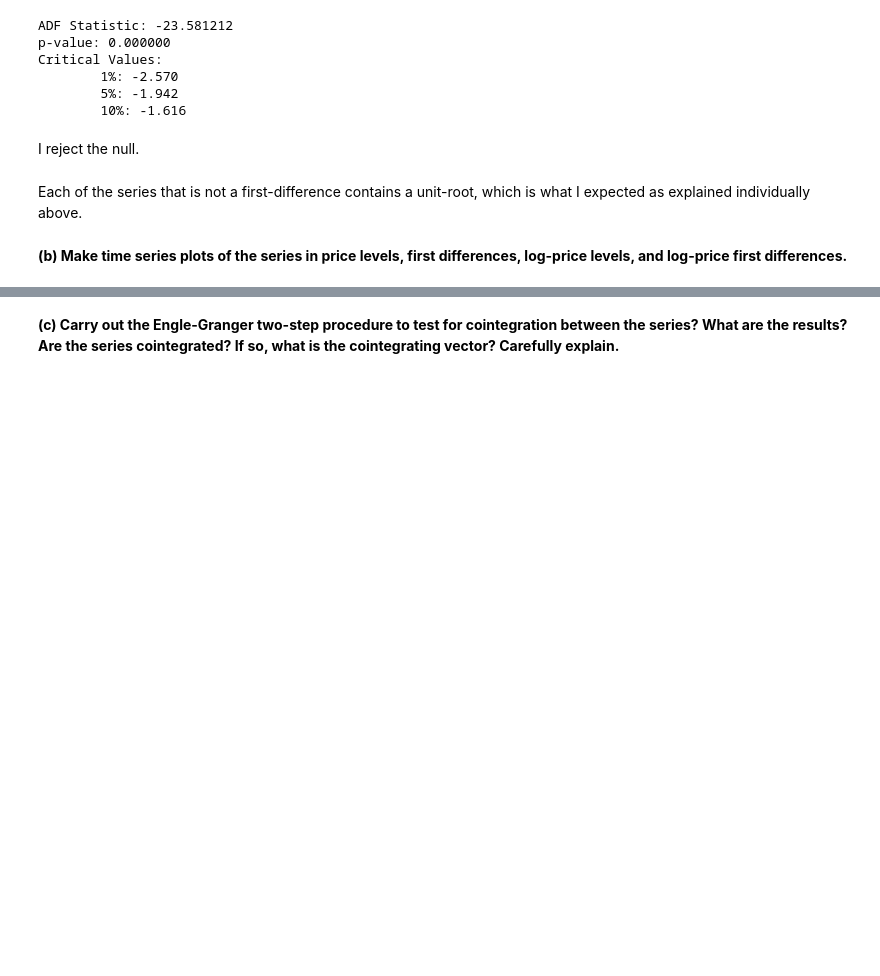
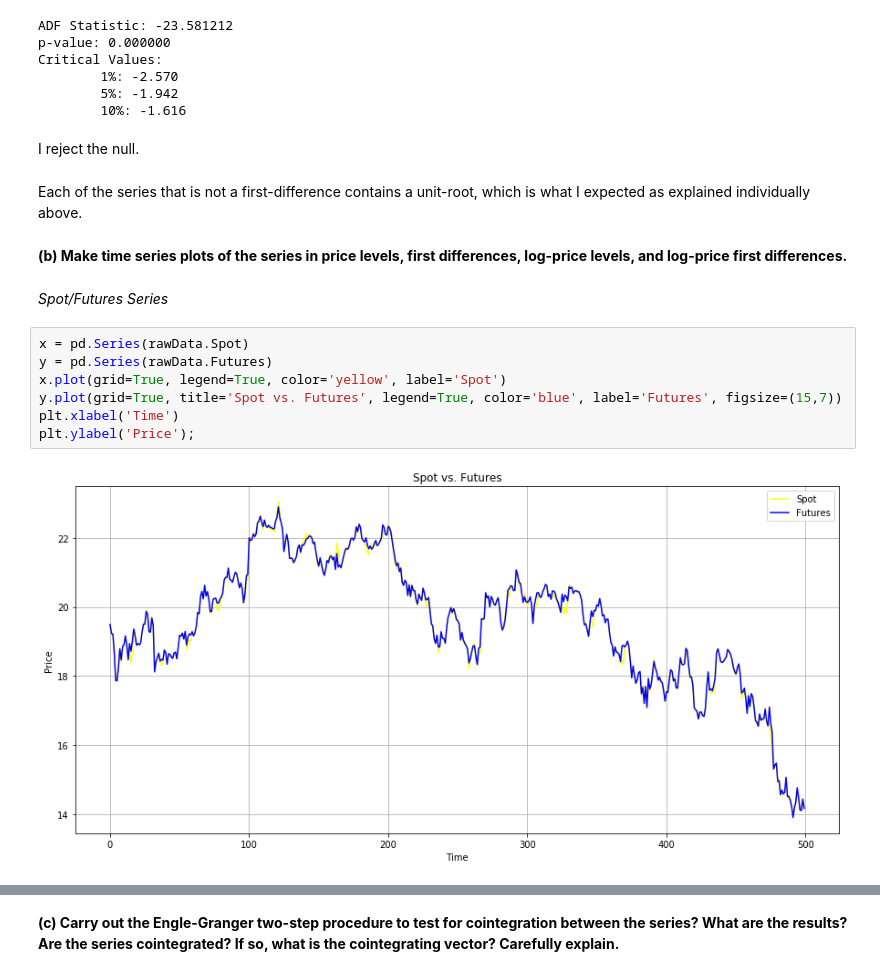
Before and after one commit to Totyso/Fin6470-Homework, a Jupyter notebook: Midterm1/Midterm1.ipynb, the cells around one changed output, grey strips where cells are left out. Drawn from its saved outputs; the diff is of its cells as text; blank space fills up the shorter version.

```diff
--- a/Midterm1/Midterm1.ipynb
+++ b/Midterm1/Midterm1.ipynb
@@ -277,3 +277,14 @@ I reject the null.
 Each of the series that is not a first-difference contains a unit-root, which is what I expected as explained individually above.
 # %% [markdown]
 __(b)  Make  time  series  plots  of  the  series  in  price  levels,  first  differences, log-price levels, and log-price first differences.__
+# %% [markdown]
+_Spot/Futures Series_
+# %%
+x = pd.Series(rawData.Spot)
+y = pd.Series(rawData.Futures)
+x.plot(grid=True, legend=True, color='yellow', label='Spot')
+y.plot(grid=True, title='Spot vs. Futures', legend=True, color='blue', label='Futures', figsize=(15,7))
+plt.xlabel('Time')
+plt.ylabel('Price');
+# %% [output]
+[figure, added]
```
Also changed, not shown: parts of 39 cells of this notebook, 3 other files.
